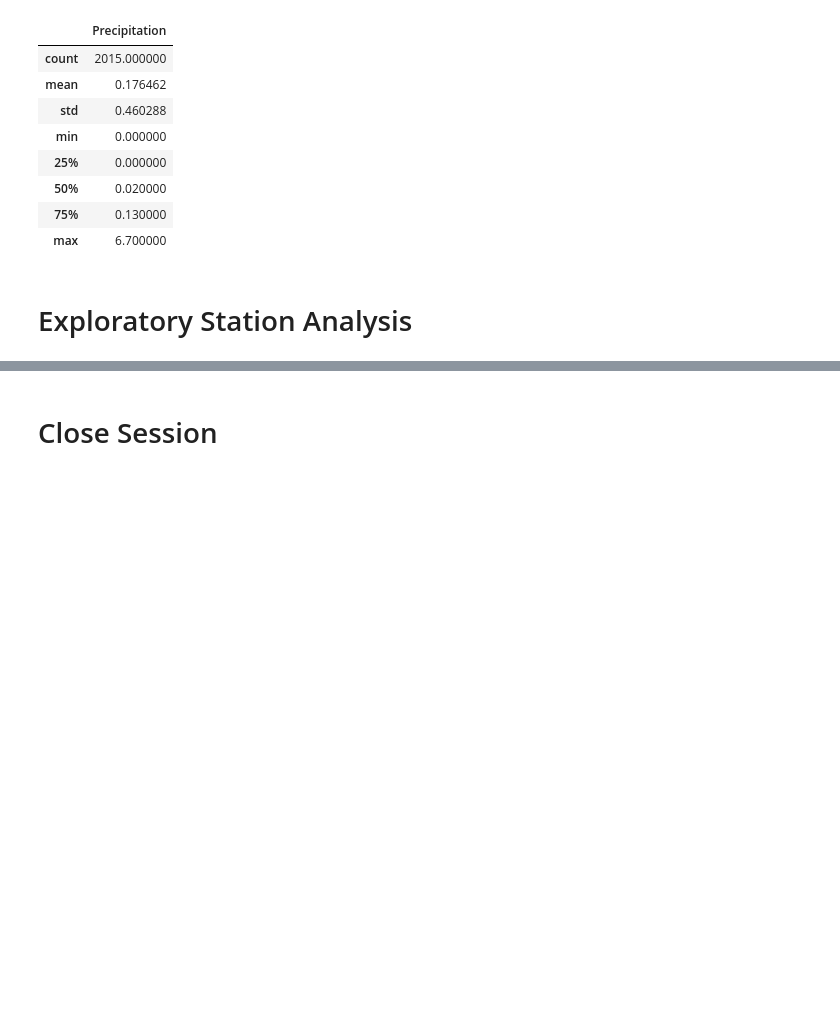
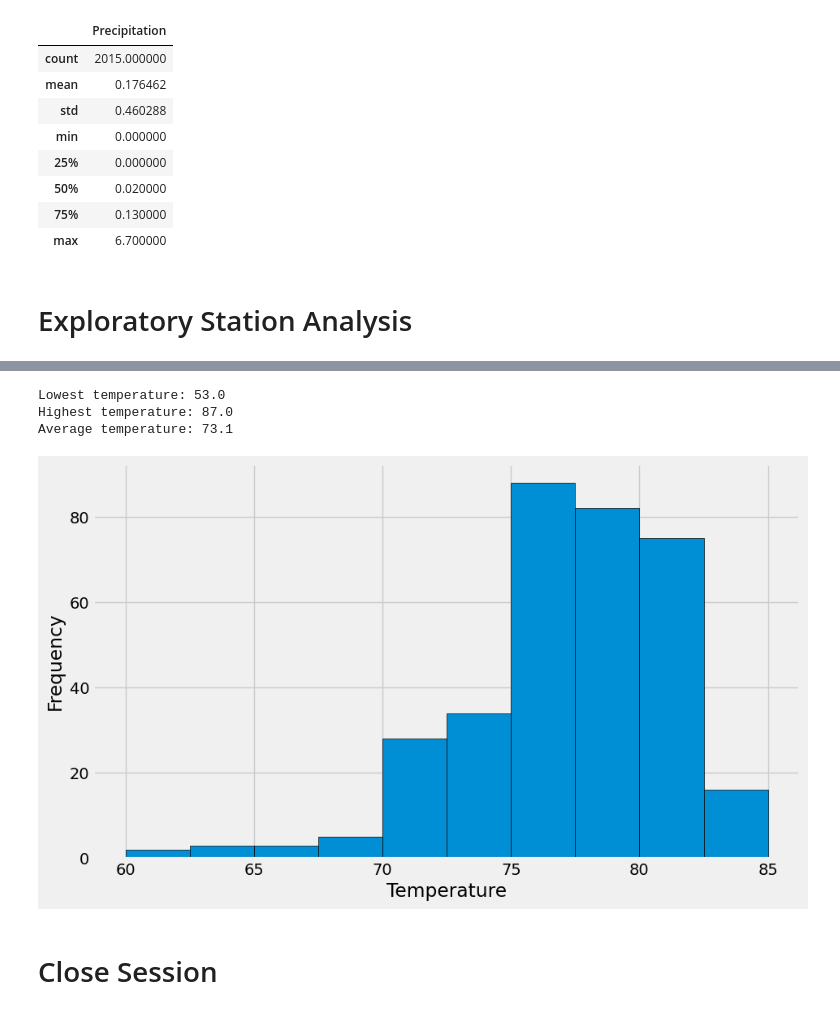
Before and after one commit to fincherc/sqlalchemy-challenge, a Jupyter notebook: SurfsUp/climate_starter.ipynb, the cells around one changed output, grey strips where cells are left out. Drawn from its saved outputs; the diff is of its cells as text; code cells hidden in the pictures; blank space fills up the shorter version.

```diff
--- a/SurfsUp/climate_starter.ipynb
+++ b/SurfsUp/climate_starter.ipynb
@@ -126,4 +99,7 @@ precipitation_date_df.describe()
 # %%
 # Design a query to find the most active stations (i.e. which stations have the most rows?)
 # List the stations and their counts in descending order.
+active_stations = Session.query(Station.station, func.count(Station.station).label('count')).\
+    group_by(Station.station).order_by(func.count(Station.station).desc()).all()
+active_stations
 # %% [output]
@@ -149,3 +115,42 @@ Text(0.5, 4.183333333333314, 'Temperature')
+# %%
+# Using the most active station id from the previous query, calculate the lowest, highest, and average temperature.
+
+#Most active station
+most_active_station_id = active_stations[0][0]
+
+#Temperature measurements
+min_temp_stat = Session.query(func.min(Measurement.tobs)).filter(Station.station == most_active_station_id).one()[0]
+max_temp_stat = Session.query(func.max(Measurement.tobs)).filter(Station.station == most_active_station_id).one()[0]
+avg_temp_stat = round(Session.query(func.avg(Measurement.tobs)).filter(Station.station == most_active_station_id).one()[0], 2)
+
+print(f"Lowest temperature: {min_temp_stat}")
+print(f"Highest temperature: {max_temp_stat}")
+print(f"Average temperature: {avg_temp_stat}")
+# %% [output]
+Lowest temperature: 53.0
+Highest temperature: 87.0
+Average temperature: 73.1
+# %%
+# Using the most active station id
+# Query the last 12 months of temperature observation data for this station and plot the results as a histogram
+
+# Perform a query to retrieve the data and temperature scores
+temperature_date_data = Session.query(Measurement.date, Measurement.tobs).\
+    filter(Measurement.date >= one_year_ago_date, Measurement.station == most_active_station_id).\
+    order_by(Measurement.date).all()
+
+# Save the query results as a Pandas DataFrame. Explicitly set the column names
+temperature_date_df = pd.DataFrame(temperature_date_data, columns=['Date', 'Temperature'])
+
+# Use Pandas Plotting with Matplotlib to plot the data
+plt.figure(figsize=(10, 6))
+plt.hist(temperature_date_df['Temperature'], bins=10, edgecolor='black')
+plt.xlabel('Temperature')
+plt.ylabel('Frequency')
+plt.grid(True)
+plt.show()
+# %% [output]
+[figure, added]
 # %% [markdown]
 # Close Session
 # %%
```
Also changed, not shown: parts of 5 cells of this notebook.
